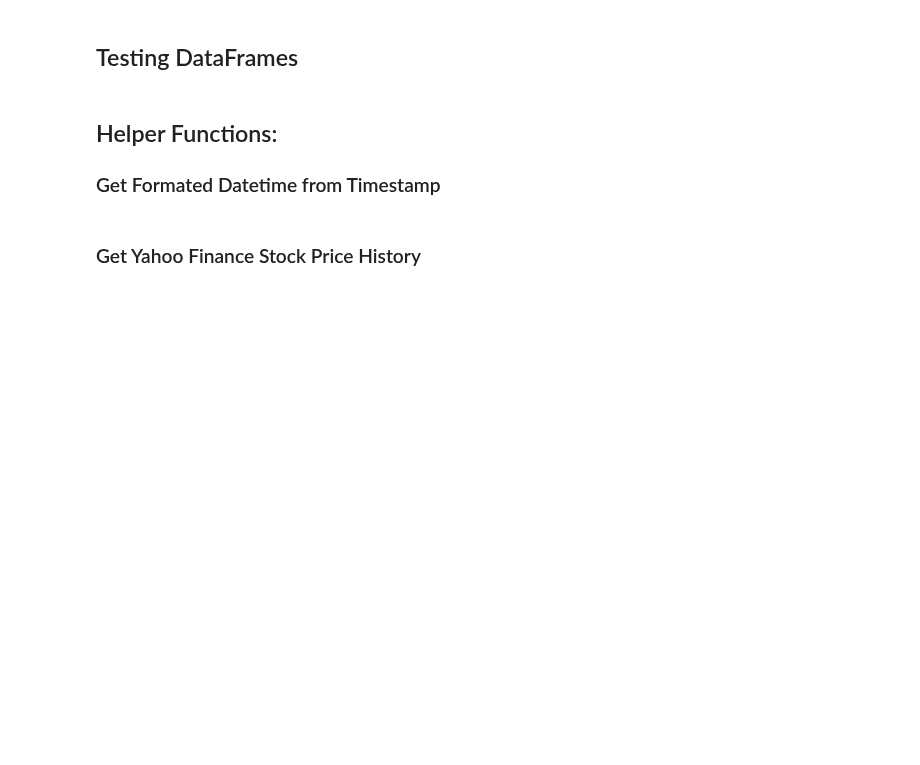
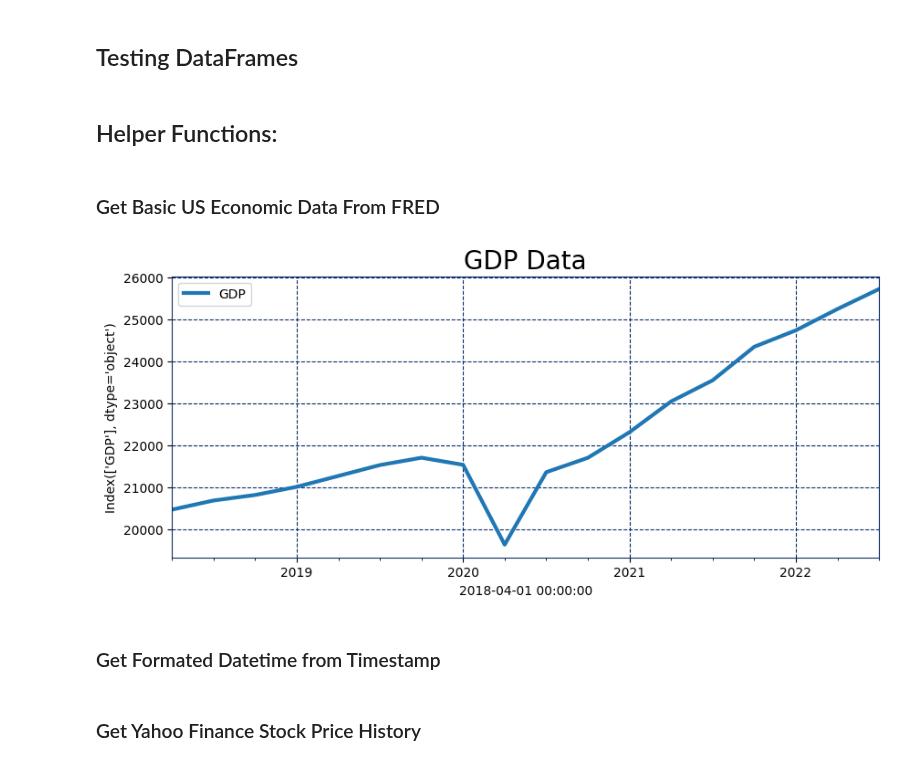
Before and after one commit to sabawi/getstockdata, a Jupyter notebook: dataframes_tests.ipynb, the cells around one changed output. Cells and saved outputs as stored; diff of their text form; code cells hidden in the pictures; blank space fills up the shorter version.

```diff
--- a/dataframes_tests.ipynb
+++ b/dataframes_tests.ipynb
@@ -10,7 +12,46 @@ import seaborn as sn
 from datetime import datetime
 from IPython.display import HTML
+# %% [markdown]
+## Helper Functions:
+# %%
+def basic_dataframes_chart(df,title):
+    fig, ax = plt.subplots(figsize=(10,4))
+
+    df.plot(ax=ax,linewidth=3)
+
+    ax.set_title(title)
+    ax.title.set_size(20)
+
+    ax.set_xlabel(df.index)
+    ax.set_ylabel(index_list = ':'.join(str(a) for a in df.keys.to_list()))
+
+    ax.grid(True)
+    ax.legend(df.keys())
+
+    plt.show()
+# %% [markdown]
+### Get Basic US Economic Data From FRED
+# %%
+def update_econ_data():
+    # Retrieve the GDP data
+    gdp_data = pdr.get_data_fred("GDP")
+
+    # Retrieve the CPI data
+    cpi_data = pdr.get_data_fred("CPALTT01USM657N")
+
+    # Retrieve the unemployment rate data
+    unemployment_data = pdr.get_data_fred("UNRATE")
+
+    # Display the data
+    #print(gdp_data)
+    #print(cpi_data)
+    #print(unemployment_data)
+    basic_dataframes_chart(gdp_data,"GDP Data")
+
+update_econ_data()
+# %% [output]
+[figure, added]
 # %% [markdown]
-## Helper Functions:
 ### Get Formated Datetime from Timestamp
 # %%
 def get_datetime_str_from_timestamp(tstimestamp,datatime_szformat='%Y-%m-%d'):
```
Also changed, not shown: parts of 5 cells of this notebook.
